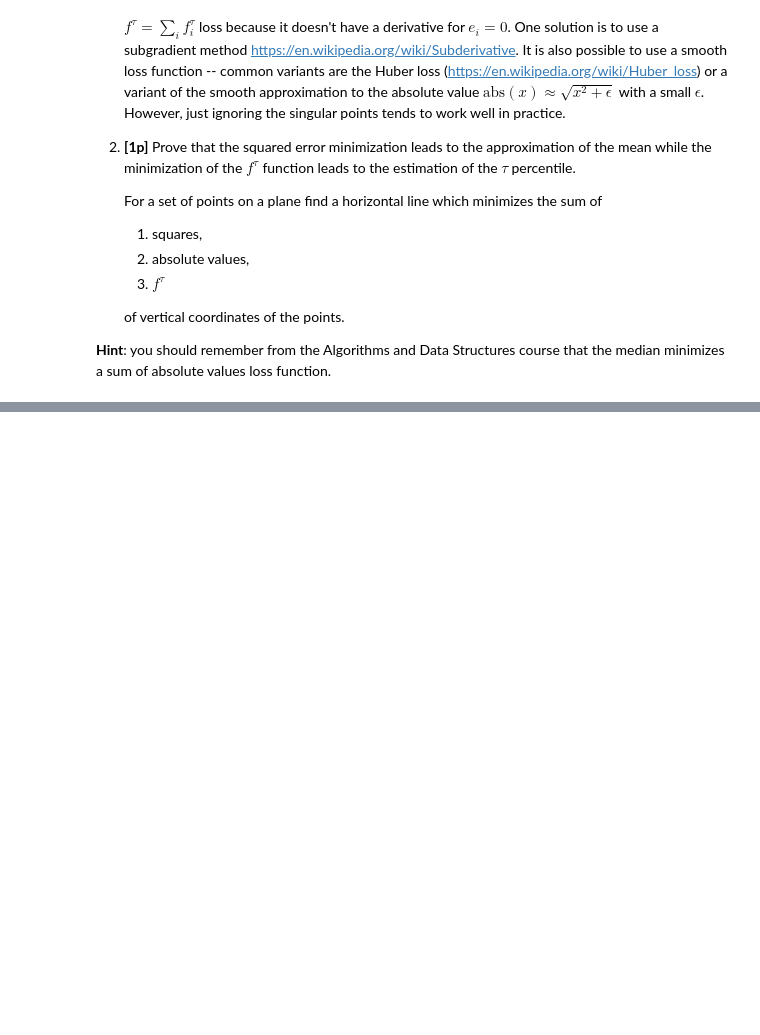
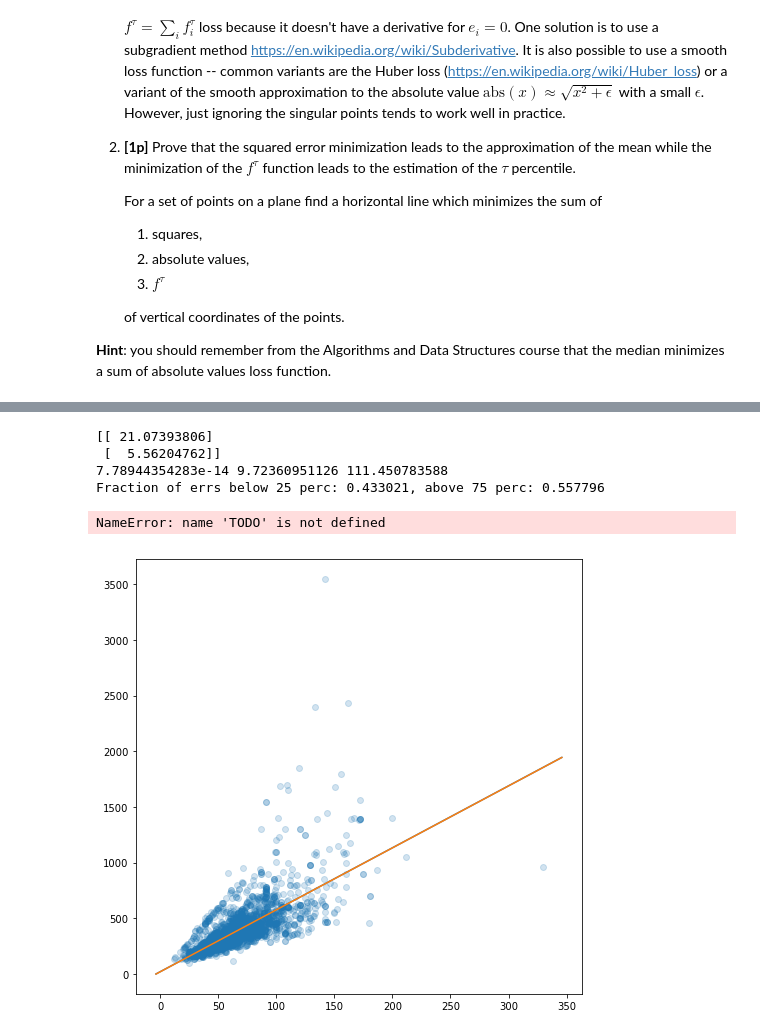
Before and after one commit to swistak35/nn_assignments, a Jupyter notebook: assignment3/Assignment3-mine.ipynb, the cells around one changed output, grey strips where cells are left out. Drawn from its saved outputs; the diff is of its cells as text; code cells hidden in the pictures; blank space fills up the shorter version.

```diff
--- a/assignment3/Assignment3-mine.ipynb
+++ b/assignment3/Assignment3-mine.ipynb
@@ -855,28 +868,35 @@ Shape: (1, 5920)
 # %%
 # Find the least squares (linear regression) solution
-ThetaLsq = TODO
+ThetaLsq = np.linalg.inv(X.dot(X.T)).dot(X).dot(Y.T)
 print ThetaLsq
 
 errs_lsq = ThetaLsq.T.dot(X) - Y
 
 # Assuming a normal residual distribution, compute the 25 and 75 percentile
-low_qtr, high_qtr = norm.ppf(TODO)
+low_qtr, high_qtr = norm.ppf([0.25, 0.75])
 
 # Verify the assumption - observe how many residuals are blow the 25th or 75th percentile
 print mean(errs_lsq), median(errs_lsq), std(errs_lsq)
 print "Fraction of errs below 25 perc: %f, above 75 perc: %f" % (
     (errs_lsq<low_qtr).mean(), (errs_lsq>high_qtr).mean())
 
 scatter(data.area, data.price, alpha=0.2)
 xlim_area = xlim()
 XL = np.vstack(([1.0, 1.0], xlim_area))
 plot(xlim_area, XL.T.dot(ThetaLsq), label='LSQ')
 
 # Plot confidence intervals around the prediction: prediction + high_qtr, prediction - low_qtr
-plot(xlim_area, TODO, label='LSQ25')
+plot(xlim_area, XL.T.dot(np.array([ThetaLsq[0] + low_qtr, ThetaLsq[1]])), label='LSQ25')
 plot(xlim_area, TODO, label='LSQ75')
 legend()
 # ylim(-5000, 5000)
+# %% [output]
+[[ 21.07393806]
+ [  5.56204762]]
+7.78944354283e-14 9.72360951126 111.450783588
+Fraction of errs below 25 perc: 0.433021, above 75 perc: 0.557796
+NameError: name 'TODO' is not defined
+[figure, added]
 # %%
 def quant_loss(X, Y, Theta, left, right):
     """Computes the quantile loss and its derivative.
```
Also changed, not shown: parts of 12 cells of this notebook, 1 other file.
